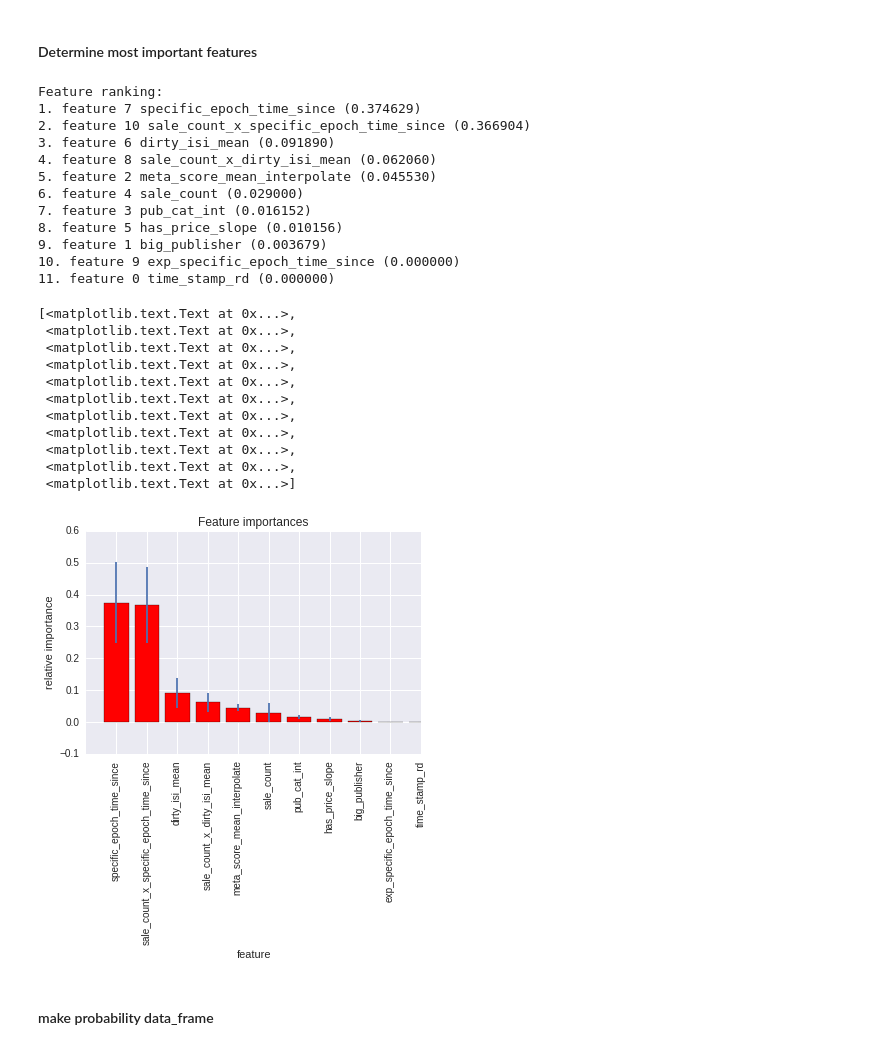
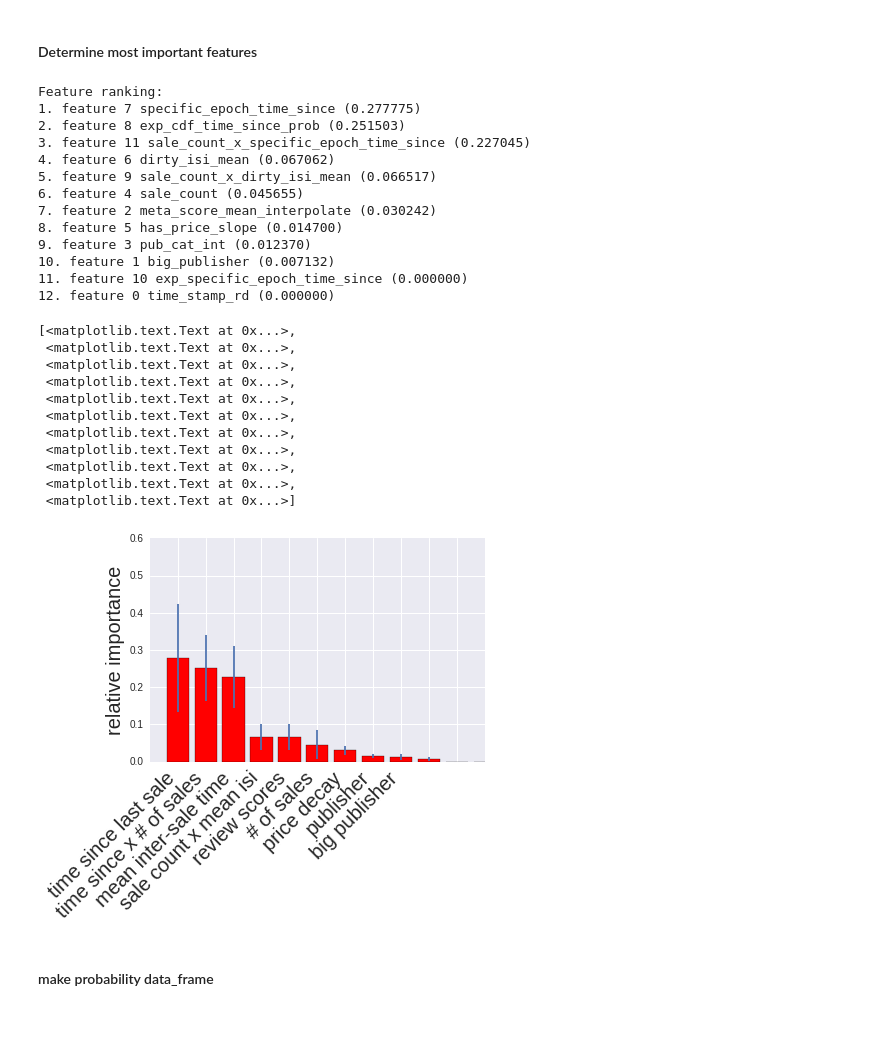
Before and after one commit to rbrackney/game_prices, a Jupyter notebook: data_analysis/make_pipeline.ipynb, the cells around one changed output. Cells and saved outputs as stored; diff of their text form; code cells hidden in the pictures; blank space fills up the shorter version.

```diff
--- a/data_analysis/make_pipeline.ipynb
+++ b/data_analysis/make_pipeline.ipynb
@@ -71,6 +72,13 @@ df_feat_space['specific_epoch_time_since'] = just_one_epoch
 # %%
 '''change boolean into 1 or 0'''
 df_feat_space.has_price_slope = df_feat_space.has_price_slope.apply(lambda x:x*1)
+# %%
+'''make exponential cdf probability'''
+day_sec = 60 * 60 * 24
+twoweek_days = 14
+time_since_ds = (df_feat_space.specific_epoch_time_since / day_sec) + 14
+exp_lambda =  1/df_feat_space.dirty_isi_mean
+df_feat_space['exp_cdf_time_since_prob'] =  1 - np.exp(-time_since_ds * exp_lambda)
 # %% [markdown]
 <h3>STEAM SCRAPED FEATURES
 # %%
@@ -325,45 +336,60 @@ indices = np.argsort(importances)[::-1]
 # %%
 print("Feature ranking:")
 
 for f in range(len(feature_names)):
     print("%d. feature %d %s (%f)" % (f + 1, indices[f], feature_names[indices[f]], importances[indices[f]]))
 
 fig, ax = plt.subplots(1)
-ax.set_title("Feature importances")
+#ax.set_title("Feature importances")
 ax.bar(range(len(feature_names)), importances[indices], color="r", yerr=std[indices], align="center")
 
 ax.set_xlim([-1, 10])
-ax.set_xlabel('feature')
-ax.set_ylabel('relative importance')
+ax.set_ylim([0,0.6])
+#x.set_xlabel('feature')
+ax.set_ylabel('relative importance', fontsize = 20)
 ax.set_xticks(range(len(feature_names)))
 
 feature_names_sorted = [feature_names[i] for i in indices]
-ax.set_xticklabels(feature_names_sorted, rotation='90')
+#
+feature_names_sorted = ['time since last sale',
+                        'time since x # of sales',
+                        'mean inter-sale time',
+                       'sale count x mean isi',
+                        'review scores',
+                        '# of sales',
+                        'price decay',
+                        'publisher',
+                        'big publisher',
+                        '',
+                        '',]
+
+ax.set_xticklabels(feature_names_sorted, rotation='45', fontsize = 20, ha='right')
 # %% [output]
 Feature ranking:
-1. feature 7 specific_epoch_time_since (0.374629)
-2. feature 10 sale_count_x_specific_epoch_time_since (0.366904)
-3. feature 6 dirty_isi_mean (0.091890)
-4. feature 8 sale_count_x_dirty_isi_mean (0.062060)
-5. feature 2 meta_score_mean_interpolate (0.045530)
-6. feature 4 sale_count (0.029000)
-7. feature 3 pub_cat_int (0.016152)
-8. feature 5 has_price_slope (0.010156)
-9. feature 1 big_publisher (0.003679)
-10. feature 9 exp_specific_epoch_time_since (0.000000)
-11. feature 0 time_stamp_rd (0.000000)
+1. feature 7 specific_epoch_time_since (0.277775)
+2. feature 8 exp_cdf_time_since_prob (0.251503)
+3. feature 11 sale_count_x_specific_epoch_time_since (0.227045)
+4. feature 6 dirty_isi_mean (0.067062)
+5. feature 9 sale_count_x_dirty_isi_mean (0.066517)
+6. feature 4 sale_count (0.045655)
+7. feature 2 meta_score_mean_interpolate (0.030242)
+8. feature 5 has_price_slope (0.014700)
+9. feature 3 pub_cat_int (0.012370)
+10. feature 1 big_publisher (0.007132)
+11. feature 10 exp_specific_epoch_time_since (0.000000)
+12. feature 0 time_stamp_rd (0.000000)
 [<matplotlib.text.Text at 0x...>,
  <matplotlib.text.Text at 0x...>,
  <matplotlib.text.Text at 0x...>,
  <matplotlib.text.Text at 0x...>,
  <matplotlib.text.Text at 0x...>,
  <matplotlib.text.Text at 0x...>,
  <matplotlib.text.Text at 0x...>,
  <matplotlib.text.Text at 0x...>,
  <matplotlib.text.Text at 0x...>,
  <matplotlib.text.Text at 0x...>,
  <matplotlib.text.Text at 0x...>]
-[figure, old version]
+[figure, new version]
 # %% [markdown]
 <h4>make probability data_frame
 # %%
```
Also changed, not shown: parts of 11 cells of this notebook, 10 other files.
